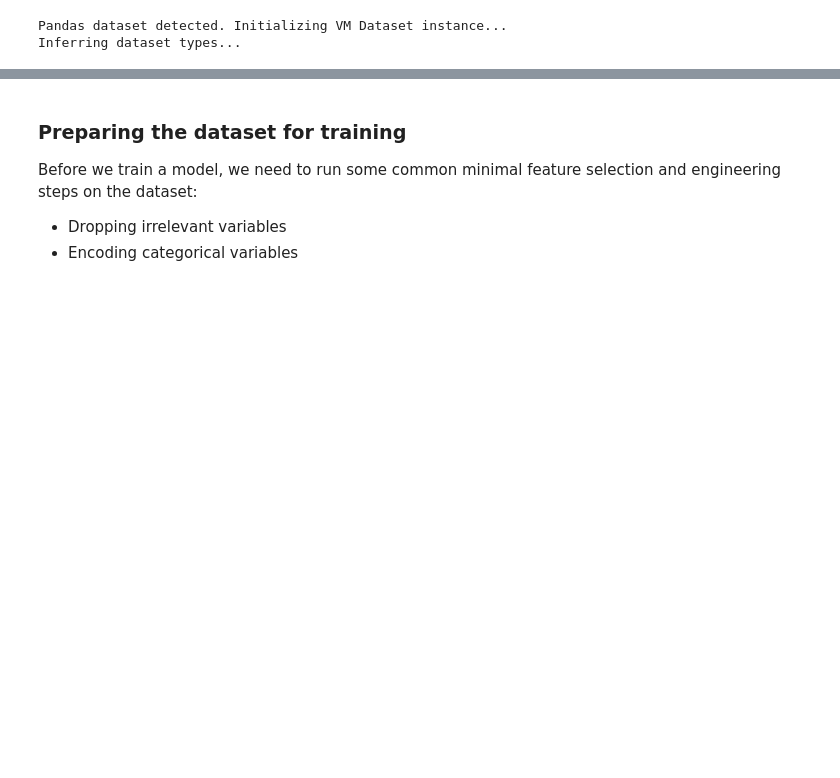
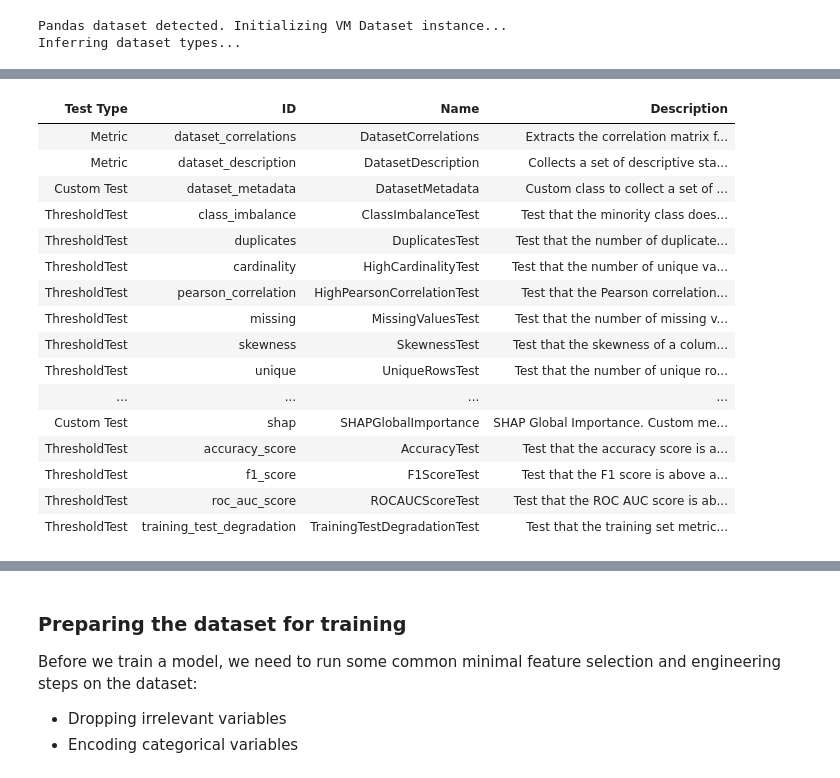
Before and after one commit to validmind/developer-framework, a Jupyter notebook: notebooks/intro.ipynb, the cells around one changed output, grey strips where cells are left out. Saved outputs shown, nothing was run; the diff lists cells and outputs as text; code cells hidden in the pictures; blank space fills up the shorter version.

```diff
--- a/notebooks/intro.ipynb
+++ b/notebooks/intro.ipynb
@@ -161 +230,21 @@ Successfully logged test results for test: zeros
+# %%
+vm.test_plans.list_tests()
+# %% [output]
+| Test Type | ID | Name | Description |
+| Metric | dataset_correlations | DatasetCorrelations | Extracts the correlation matrix f... |
+| Metric | dataset_description | DatasetDescription | Collects a set of descriptive sta... |
+| Custom Test | dataset_metadata | DatasetMetadata | Custom class to collect a set of ... |
+| ThresholdTest | class_imbalance | ClassImbalanceTest | Test that the minority class does... |
+| ThresholdTest | duplicates | DuplicatesTest | Test that the number of duplicate... |
+| ThresholdTest | cardinality | HighCardinalityTest | Test that the number of unique va... |
+| ThresholdTest | pearson_correlation | HighPearsonCorrelationTest | Test that the Pearson correlation... |
+| ThresholdTest | missing | MissingValuesTest | Test that the number of missing v... |
+| ThresholdTest | skewness | SkewnessTest | Test that the skewness of a colum... |
+| ThresholdTest | unique | UniqueRowsTest | Test that the number of unique ro... |
+| ... | ... | ... | ... |
+| Custom Test | shap | SHAPGlobalImportance | SHAP Global Importance. Custom me... |
+| ThresholdTest | accuracy_score | AccuracyTest | Test that the accuracy score is a... |
+| ThresholdTest | f1_score | F1ScoreTest | Test that the F1 score is above a... |
+| ThresholdTest | roc_auc_score | ROCAUCScoreTest | Test that the ROC AUC score is ab... |
+| ThresholdTest | training_test_degradation | TrainingTestDegradationTest | Test that the training set metric... |
 # %% [markdown]
```
Also changed, not shown: parts of 16 cells of this notebook, 10 other files.
